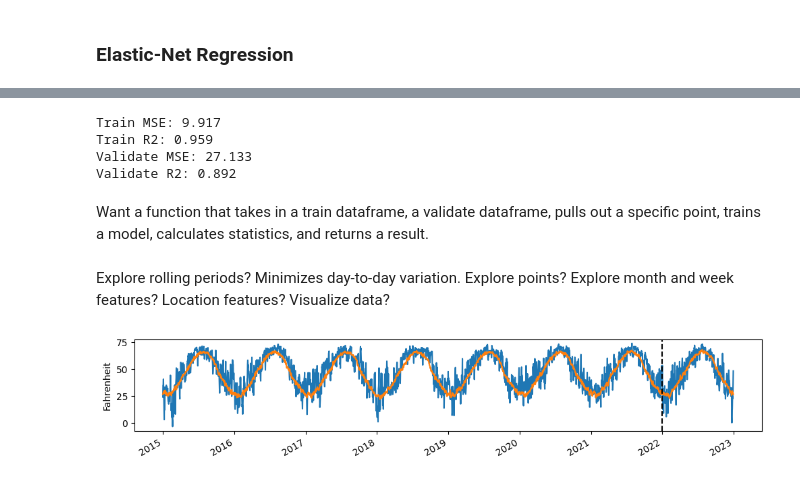
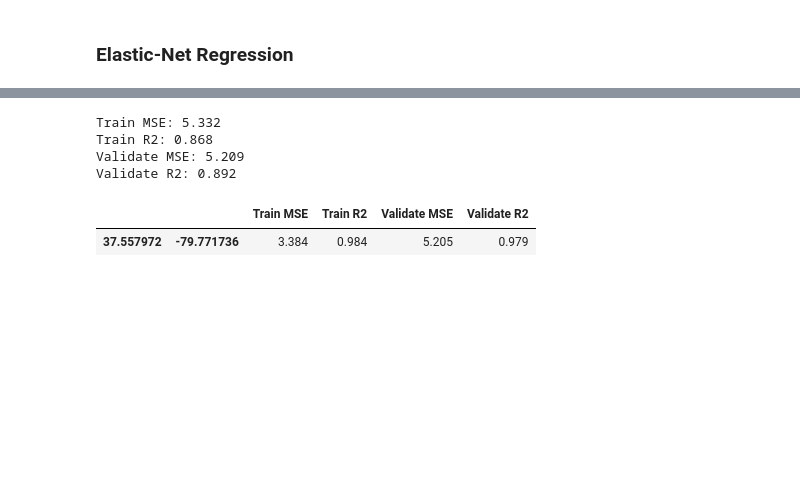
Before and after one commit to FixCarbon/um-mads, a Jupyter notebook: notebooks/train_model.ipynb, the cells around one changed output, grey strips where cells are left out. Cells and saved outputs as stored; diff of their text form; code cells hidden in the pictures; blank space fills up the shorter version.

Commit message:
Added function to compute regression for each coordinate

```diff
--- a/notebooks/train_model.ipynb
+++ b/notebooks/train_model.ipynb
@@ -185,6 +250,8 @@ def plot_predictions(y_train, y_validate, x_validate, model):
     plt.show()
 # %% [markdown]
 ## Define Variables
+# %%
+WINDOW = 90
 # %%
 # Load train dataframe
 df_train = pd.read_parquet('../data/processed/df_easternmountain_train.parquet.gzip')
@@ -207,16 +271,18 @@ df_validate = pd.read_parquet('../data/processed/df_easternmountain_validate.par
 df_validate['time'] = pd.to_datetime(df_validate['time'])
 
 # Define inputs, outputs, and labels
-X_validate = df_validate.iloc[:, 3:-1]
-y_validate = df_validate.iloc[:, -1]
-coords_validate = df_validate.iloc[:, :2]
-time_validate = df_validate.iloc[:, 2]
-model_scenario_validate = df_validate.columns
+X_validate, y_validate, coords_validate, time_validate, models_validate = get_arrays(df_validate)
+
+# Create rolling dataframe
+df_train_rolling = to_rolling(df_validate, window=WINDOW)
 
 # Define rolling inputs, outputs, and labels
 df_concat = pd.concat((df_train, df_validate))
-df_concat = df_concat[df_concat['time'] > pd.to_datetime('2021-10-2')]
-X_validate_rolling, y_validate_rolling = to_rolling(df_concat, window=90)
+df_concat = df_concat[df_concat['time'] > pd.to_datetime(df_train['time'].max()) - pd.Timedelta(WINDOW, unit='days')]
+df_validate_rolling = to_rolling(df_concat, window=WINDOW)
+
+# Define rolling inputs, outputs, and labels
+X_validate_rolling, y_validate_rolling, coords_validate_rolling, time_validate_rolling, models_validate_rolling = get_arrays(df_validate_rolling)
 # %% [markdown]
 ## Explore Data
 # %%
@@ -319 +398,4 @@ Validate MSE: 36.311
 Validate R2: 0.855
+# %%
+ols_rolling = LinearRegression()
+train_spatial_models(df_train_rolling, df_validate_rolling, ols_rolling)
@@ -340,49 +428,23 @@ Validate R2: 0.711
 eln_rolling = ElasticNet(alpha=1.0, max_iter=10000, random_state=42).fit(X_train_rolling, y_train_rolling)
 
 # Assess performance with rolling data
-train_mse, train_rr = compute_metrics(X_train_rolling, y_train_rolling, eln_rolling)
-validate_mse, validate_rr = compute_metrics(X_validate_rolling, y_validate_rolling, eln_rolling)
+train_mse, train_rr = compute_metrics(df_train_rolling, eln_rolling)
+validate_mse, validate_rr = compute_metrics(df_validate_rolling, eln_rolling)
 print('Train MSE:', train_mse.round(3))
 print('Train R2:', train_rr.round(3))
 print('Validate MSE:', validate_mse.round(3))
 print('Validate R2:', validate_rr.round(3))
 # %% [output]
-Train MSE: 9.917
-Train R2: 0.959
-Validate MSE: 27.133
+Train MSE: 5.332
+Train R2: 0.868
+Validate MSE: 5.209
 Validate R2: 0.892
-# %% [markdown]
-Want a function that takes in a train dataframe, a validate dataframe, pulls out a specific point, trains a model, calculates statistics, and returns a result.
-# %%
-def train_spatial_models(X_train, y_train, coords, model):
-    coords = df_train.iloc[:, :2].drop_duplicates()
-    lats = coords['lat'].to_list()
-    lons = coords['lon'].to_list()
-
-    for lat, lon in zip(lats, lons):
-            # Filter dataframe for the current coordinate pair
-            df = dataframe[(dataframe['lat'] == lat) & (dataframe['lon'] == lon)]
-
-            # Separate features and target variable
-            X = df.iloc[:, 3:-1]
-            y = df.iloc[:, -1]
-
-            # Predict and calculate metrics
-            preds = model.predict(X)
-# %% [markdown]
-Explore rolling periods? Minimizes day-to-day variation.
-Explore points?
-Explore month and week features? Location features?
-Visualize data?
-# %%
-# Plot average across models and scenarios against actuals
-data = pd.concat([df_train, df_validate]).groupby('time').mean().reset_index()
-data['time'] = pd.to_datetime(data['time'])
-
-fig, ax = plt.subplots(figsize=(12, 2))
-data.set_index('time').iloc[:, -1].plot(ax=ax, legend=False, xlabel='', ylabel='Fahrenheit')
-data.set_index('time').iloc[:, 3:-1].mean(axis=1).plot(ax=ax, legend=False, xlabel='', ylabel='Fahrenheit')
-plt.axvline(x=pd.to_datetime('2022-01-01'), color='black', linestyle='--')
-plt.show()
-# %% [output]
-[figure, removed]
+# %%
+# Instantiate a model
+eln = ElasticNet(alpha=1.0, max_iter=10000, random_state=42)
+
+# Train a model for each coordinate and assess performance
+train_spatial_models(df_train_rolling, df_validate_rolling, eln)
+# %% [output]
+|  |  | Train MSE | Train R2 | Validate MSE | Validate R2 |
+| 37.557972 | -79.771736 | 3.384 | 0.984 | 5.205 | 0.979 |
```
Also changed, not shown: parts of 17 cells of this notebook.
